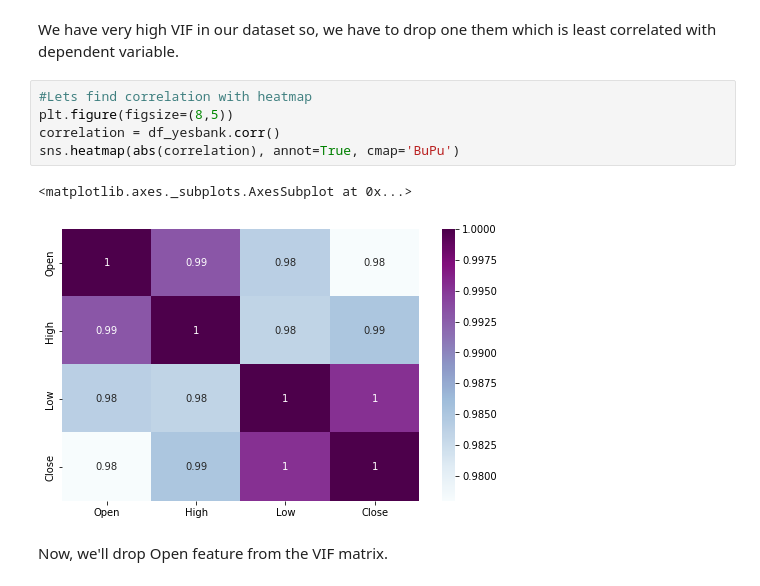
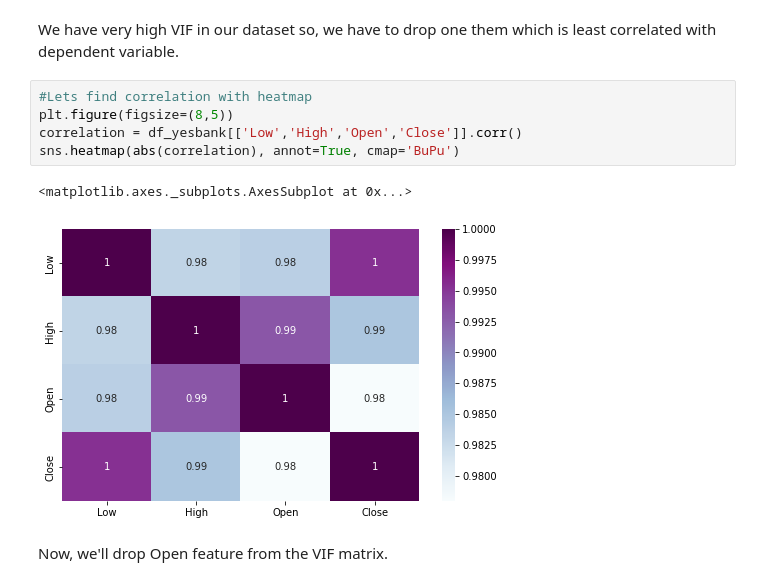
Before and after one commit to Mahima2208/YesBank_Stock_Closing_Price_Prediction, a Jupyter notebook: Yes_Bank.ipynb, the cells around one changed output. Saved outputs shown, nothing was run; the diff lists cells and outputs as text.

```diff
--- a/Yes_Bank.ipynb
+++ b/Yes_Bank.ipynb
@@ -396,11 +395,11 @@ We have very high VIF in our dataset so, we have to drop one them which is least
 # %%
 #Lets find correlation with heatmap
 plt.figure(figsize=(8,5))
-correlation = df_yesbank.corr()
+correlation = df_yesbank[['Low','High','Open','Close']].corr()
 sns.heatmap(abs(correlation), annot=True, cmap='BuPu')
 # %% [output]
 <matplotlib.axes._subplots.AxesSubplot at 0x...>
-[figure, old version]
+[figure, new version]
 # %% [markdown]
 Now, we'll drop Open feature from the VIF matrix.
 # %%
```
Also changed, not shown: parts of 5 cells of this notebook.
